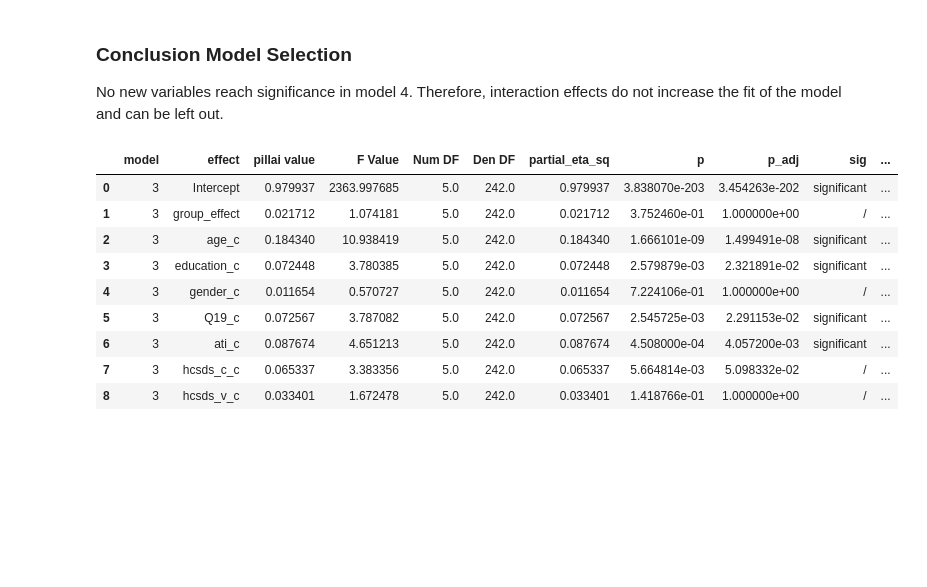
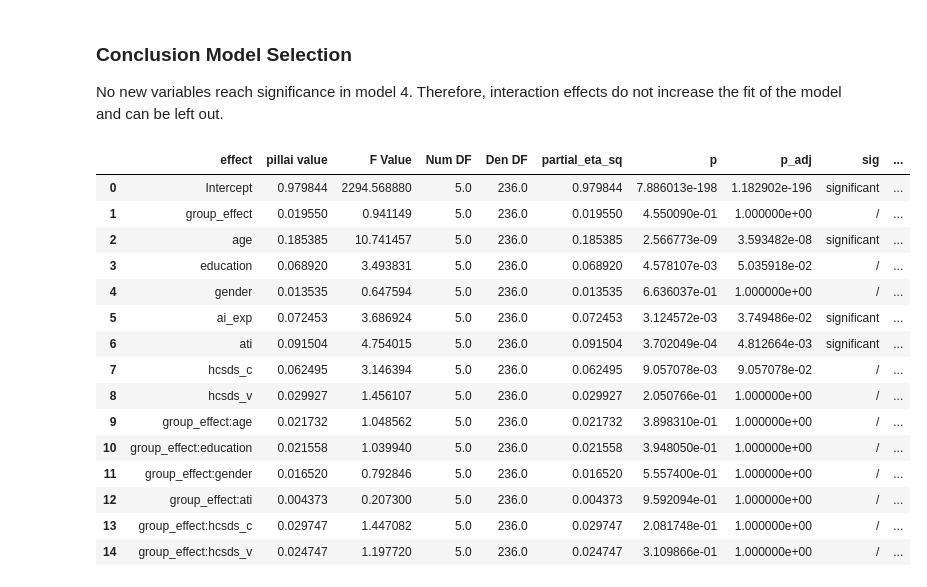
Before and after one commit to TimWiesner99/thesis-analysis, a Jupyter notebook: analysis/multivariate.ipynb, the cells around one changed output. Cells and saved outputs as stored; diff of their text form; code cells hidden in the pictures; blank space fills up the shorter version.

Commit message:
finished univariate tests

```diff
--- a/analysis/multivariate.ipynb
+++ b/analysis/multivariate.ipynb
@@ -91,7 +90,7 @@ We prepare variables for moderation analysis:
 data['group_effect'] = data['stimulus_group'] - 0.5
 
 # 2. Normalize all continuous variables
-continuous_vars = hcsds_scales + ati_scales + tia_scales + ['age', 'page_submit']
+continuous_vars = hcsds_scales + ati_scales + ['age', 'page_submit']
 
 for var in continuous_vars:
     data[f'{var}_c'] = (data[var] - data[var].mean())/data[var].std()
@@ -101,7 +100,8 @@ data['gender_c'] = data['gender'].map({1: 0.5, 2: -0.5, 3: 0})
 
 # 4. Mean-center ordinal variables (education, AI experience)
 data['education_c'] = data['education'] - data['education'].mean()
-data['Q19_c'] = data['Q19'] - data['Q19'].mean()
+data['ai_exp_c'] = data['Q19'] - data['Q19'].mean()
+data.drop('Q19', axis=1)
 
 print(f"Prepared {len(data)} observations for analysis")
 print(f"Continuous moderators: {len(continuous_vars)}")
@@ -235,18 +235,19 @@ manova_models = [0] *4
 # --- Model 1: Condition only ---
 formula_m1 = f'{dv_formula} ~ group_effect'
 manova_models[0] = MANOVA.from_formula(formula_m1, data=data)
+print(manova_models[0].mv_test().results)
 
 # --- Model 2: + Demographics ---
-formula_m2 = f'{dv_formula} ~ group_effect + age_c + education_c + gender_c + Q19_c'
+formula_m2 = f'{dv_formula} ~ group_effect + age_c + education_c + gender_c + ai_exp_c'
 manova_models[1] = MANOVA.from_formula(formula_m2, data=data)
 
 # --- Model 3: + Psychometric scales ---
-formula_m3 = f'{dv_formula} ~ group_effect + age_c + education_c + gender_c + Q19_c + ati_c + hcsds_c_c + hcsds_v_c'
+formula_m3 = f'{dv_formula} ~ group_effect + age_c + education_c + gender_c + ai_exp_c + ati_c + hcsds_c_c + hcsds_v_c'
 manova_models[2] = MANOVA.from_formula(formula_m3, data=data)
 
 # --- Model 4: + Interactions (moderation) ---
 # Note: statsmodels formula syntax uses ':' for interactions
-formula_m4 = f'''{dv_formula} ~ group_effect + age_c + education_c + gender_c + Q19_c + ati_c + hcsds_c_c + hcsds_v_c
+formula_m4 = f'''{dv_formula} ~ group_effect + age_c + education_c + gender_c + ai_exp_c + ati_c + hcsds_c_c + hcsds_v_c
                  + group_effect:age_c + group_effect:education_c  + group_effect:gender_c
                  + group_effect:ati_c + group_effect:hcsds_c_c + group_effect:hcsds_v_c'''
 manova_models[3] = MANOVA.from_formula(formula_m4, data=data)
@@ -323,43 +342,52 @@ Model 4: hcsds_c_c
 ### Conclusion Model Selection
 No new variables reach significance in model 4. Therefore, interaction effects do not increase the fit of the model and can be left out.
 # %%
-SELECT_MODEL = 3
-CORRECTION_METHOD = "bonferroni"
+SELECT_MODEL = 4
+CORRECTION_METHOD = "holm"
 ################################
 
 manova_model = manova_models[SELECT_MODEL-1]
-manova_results = mv_results_df[mv_results_df['model'] == SELECT_MODEL].copy().reset_index(drop=True)
+manova_results = mv_results_df[mv_results_df['model'] == SELECT_MODEL].copy().reset_index(drop=True).drop('model', axis=1)
 
 # correct p-values for multiple comparisons
 from statsmodels.stats.multitest import multipletests
 
 manova_results['p_adj'] = multipletests(manova_results['p'],
                                         alpha=alpha,
                                         method=CORRECTION_METHOD)[1]
 
 sig = []
 p_adj_report = []
 for i, row in manova_results.iterrows():
     sig.append('significant' if row['p_adj'] < alpha else '/')
     p_adj_report.append(apa_p(row['p_adj'],
                                 sig_stars=True))
 manova_results['sig'] = sig
 manova_results['p_adj_report'] = p_adj_report
 
+# remove '_c' for nicer reporting
+manova_results['effect'] = manova_results['effect'].apply(lambda s: s[:-2] if s[-2:] == '_c' else s)
+
 manova_results.to_csv(f'{output_path}manova_results.csv', index=False)
 
 manova_results
 # %% [output]
-|  | model | effect | pillai value | F Value | Num DF | Den DF | partial_eta_sq | p | p_adj | sig | ... |
-| 0 | 3 | Intercept | 0.979937 | 2363.997685 | 5.0 | 242.0 | 0.979937 | 3.838070e-203 | 3.454263e-202 | significant | ... |
-| 1 | 3 | group_effect | 0.021712 | 1.074181 | 5.0 | 242.0 | 0.021712 | 3.752460e-01 | 1.000000e+00 | / | ... |
-| 2 | 3 | age_c | 0.184340 | 10.938419 | 5.0 | 242.0 | 0.184340 | 1.666101e-09 | 1.499491e-08 | significant | ... |
-| 3 | 3 | education_c | 0.072448 | 3.780385 | 5.0 | 242.0 | 0.072448 | 2.579879e-03 | 2.321891e-02 | significant | ... |
-| 4 | 3 | gender_c | 0.011654 | 0.570727 | 5.0 | 242.0 | 0.011654 | 7.224106e-01 | 1.000000e+00 | / | ... |
-| 5 | 3 | Q19_c | 0.072567 | 3.787082 | 5.0 | 242.0 | 0.072567 | 2.545725e-03 | 2.291153e-02 | significant | ... |
-| 6 | 3 | ati_c | 0.087674 | 4.651213 | 5.0 | 242.0 | 0.087674 | 4.508000e-04 | 4.057200e-03 | significant | ... |
-| 7 | 3 | hcsds_c_c | 0.065337 | 3.383356 | 5.0 | 242.0 | 0.065337 | 5.664814e-03 | 5.098332e-02 | / | ... |
-| 8 | 3 | hcsds_v_c | 0.033401 | 1.672478 | 5.0 | 242.0 | 0.033401 | 1.418766e-01 | 1.000000e+00 | / | ... |
+|  | effect | pillai value | F Value | Num DF | Den DF | partial_eta_sq | p | p_adj | sig | ... |
+| 0 | Intercept | 0.979844 | 2294.568880 | 5.0 | 236.0 | 0.979844 | 7.886013e-198 | 1.182902e-196 | significant | ... |
+| 1 | group_effect | 0.019550 | 0.941149 | 5.0 | 236.0 | 0.019550 | 4.550090e-01 | 1.000000e+00 | / | ... |
+| 2 | age | 0.185385 | 10.741457 | 5.0 | 236.0 | 0.185385 | 2.566773e-09 | 3.593482e-08 | significant | ... |
+| 3 | education | 0.068920 | 3.493831 | 5.0 | 236.0 | 0.068920 | 4.578107e-03 | 5.035918e-02 | / | ... |
+| 4 | gender | 0.013535 | 0.647594 | 5.0 | 236.0 | 0.013535 | 6.636037e-01 | 1.000000e+00 | / | ... |
+| 5 | ai_exp | 0.072453 | 3.686924 | 5.0 | 236.0 | 0.072453 | 3.124572e-03 | 3.749486e-02 | significant | ... |
+| 6 | ati | 0.091504 | 4.754015 | 5.0 | 236.0 | 0.091504 | 3.702049e-04 | 4.812664e-03 | significant | ... |
+| 7 | hcsds_c | 0.062495 | 3.146394 | 5.0 | 236.0 | 0.062495 | 9.057078e-03 | 9.057078e-02 | / | ... |
+| 8 | hcsds_v | 0.029927 | 1.456107 | 5.0 | 236.0 | 0.029927 | 2.050766e-01 | 1.000000e+00 | / | ... |
+| 9 | group_effect:age | 0.021732 | 1.048562 | 5.0 | 236.0 | 0.021732 | 3.898310e-01 | 1.000000e+00 | / | ... |
+| 10 | group_effect:education | 0.021558 | 1.039940 | 5.0 | 236.0 | 0.021558 | 3.948050e-01 | 1.000000e+00 | / | ... |
+| 11 | group_effect:gender | 0.016520 | 0.792846 | 5.0 | 236.0 | 0.016520 | 5.557400e-01 | 1.000000e+00 | / | ... |
+| 12 | group_effect:ati | 0.004373 | 0.207300 | 5.0 | 236.0 | 0.004373 | 9.592094e-01 | 1.000000e+00 | / | ... |
+| 13 | group_effect:hcsds_c | 0.029747 | 1.447082 | 5.0 | 236.0 | 0.029747 | 2.081748e-01 | 1.000000e+00 | / | ... |
+| 14 | group_effect:hcsds_v | 0.024747 | 1.197720 | 5.0 | 236.0 | 0.024747 | 3.109866e-01 | 1.000000e+00 | / | ... |
 # %% [markdown]
 ## 5b. Multivariate Non-Inferiority Test (MANOVA)
 
```
Also changed, not shown: parts of 7 cells of this notebook, 10 other files.
